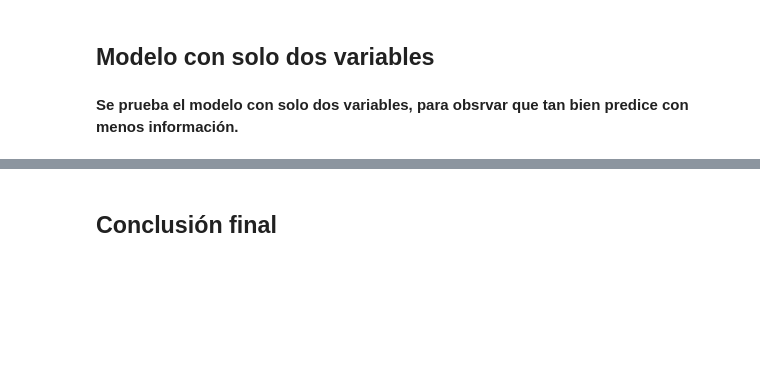
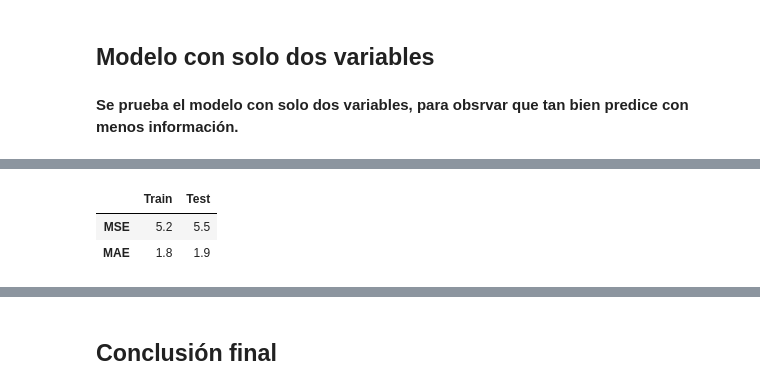
Before and after one commit to GusFontana404/AA2-TUIA-Fontana-Leguiza, a Jupyter notebook: PROBLEMA1/AA2_TP1_Ej1.ipynb, the cells around one changed output, grey strips where cells are left out. Saved outputs shown, nothing was run; the diff lists cells and outputs as text; code cells hidden in the pictures; blank space fills up the shorter version.

```diff
--- a/PROBLEMA1/AA2_TP1_Ej1.ipynb
+++ b/PROBLEMA1/AA2_TP1_Ej1.ipynb
@@ -269,10 +311,12 @@ plt.show()
 # Variables Previous Score, Hours Studied
 x_train_sel = x_train[['Previous Scores', 'Hours Studied']]
 x_val_sel = x_val[['Previous Scores', 'Hours Studied']]
+x_test_sel = x_test[['Previous Scores', 'Hours Studied']]
 
 # Estandarizar
 xx_train_std = scaler.fit_transform(x_train_sel)
 xx_val_std = scaler.transform(x_val_sel)
+xx_test_std = scaler.transform(x_test_sel)
 # %%
 # Crear el dataframe con solo dos variables
 X1 = data['Previous Scores'].to_numpy()
@@ -326,0 +371,14 @@ Epoch 30/30
+# %%
+# Dataframe con comparación de métricas
+metrics_df = pd.DataFrame(index=['MSE','MAE'],
+                               columns=['Train', 'Test'])
+
+test_mse, test_mae = metrics(y_test, model_2.predict(xx_test_std))
+train_mse, train_mae = metrics(y_train, model_2.predict(xx_train_std))
+
+metrics_df['Train'] = [train_mse, train_mae]
+metrics_df['Test'] = [test_mse, test_mae]
+
+# Obtener métricas
+metrics_df
+# %% [output]
@@ -326,0 +387,3 @@ Epoch 30/30
+|  | Train | Test |
+| MSE | 5.2 | 5.5 |
+| MAE | 1.8 | 1.9 |
```
Also changed, not shown: parts of 11 cells of this notebook.
